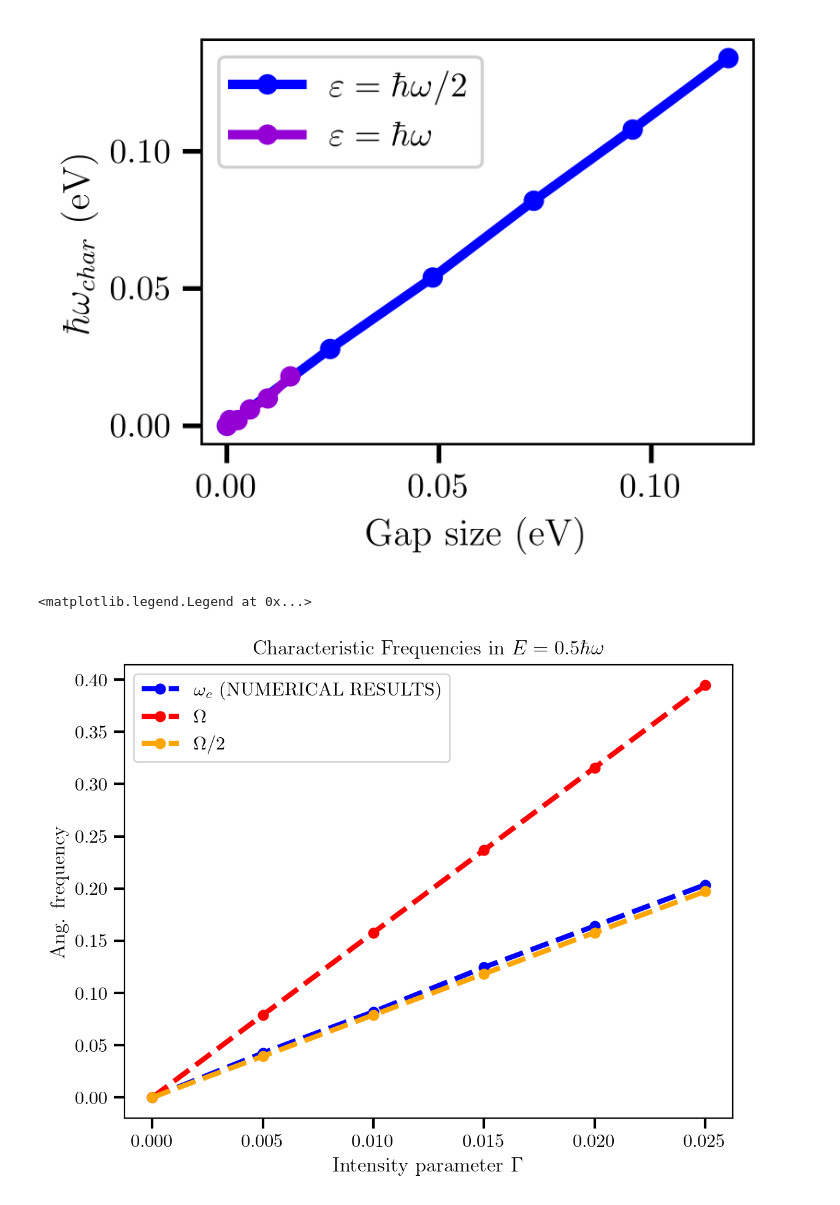
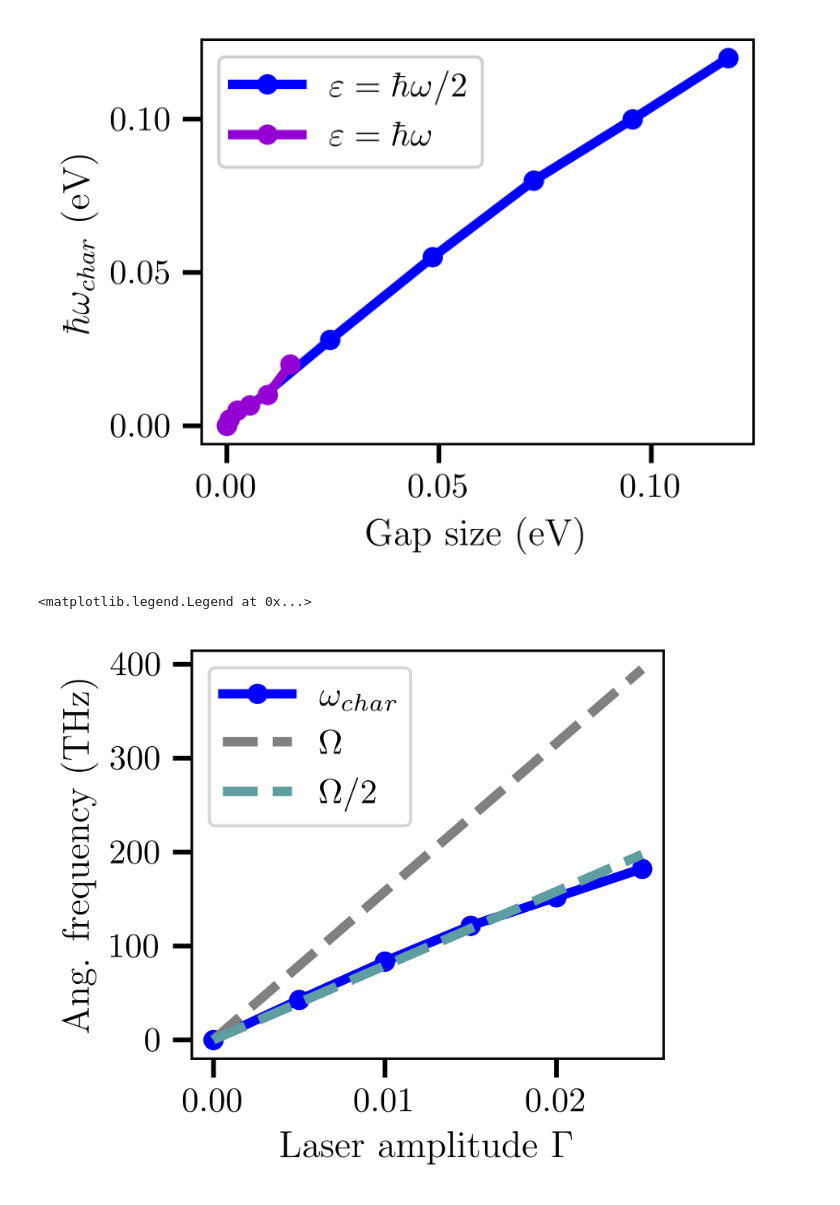
Before and after one commit to Erneh/Neq_TFM, a Jupyter notebook: result_analysis/graphs_freqs.ipynb, the cells around one changed output. Cells and saved outputs as stored; diff of their text form; code cells hidden in the pictures.

```diff
--- a/result_analysis/graphs_freqs.ipynb
+++ b/result_analysis/graphs_freqs.ipynb
@@ -240,22 +225,24 @@ fig.savefig('Graphs/neq_freqs.pdf')
 #%% Fitting to see if a relation is even possible
 # Importing the results from Floquet
 n_rep = 4
-gamma_fl = np.load(f'band_gaps/{modifier_id}_real/hw={E}_nrep={n_rep}/gamma_fl.npy')
-gap0_fl = np.load(f'band_gaps/{modifier_id}_real/hw={E}_nrep={n_rep}/gap0.npy')
-gap1_fl = np.load(f'band_gaps/{modifier_id}_real/hw={E}_nrep={n_rep}/gap1.npy')
-gap2_fl = np.load(f'band_gaps/{modifier_id}_real/hw={E}_nrep={n_rep}/gap2.npy')
+gamma_fl_og = np.load(f'band_gaps/{res['modifier_id']}_real/hw={E}_nrep={n_rep}/gamma_fl.npy')
+gap0_fl_og = np.load(f'band_gaps/{res['modifier_id']}_real/hw={E}_nrep={n_rep}/gap0.npy')
+gap1_fl_og = np.load(f'band_gaps/{res['modifier_id']}_real/hw={E}_nrep={n_rep}/gap1.npy')
+gap2_fl_og = np.load(f'band_gaps/{res['modifier_id']}_real/hw={E}_nrep={n_rep}/gap2.npy')
 
+
+char_freq = res1['char_freq']
 # Seeing which indexes are used in the other results
 used_inds = []
-for (i, g_fl) in enumerate(gamma_fl):
+for (i, g_fl) in enumerate(gamma_fl_og):
     if g_fl in gamma_list:
         used_inds.append(i)
 
 # Applying the results
-gamma_fl = gamma_fl[used_inds]
-gap0_fl = gap0_fl[used_inds]
-gap1_fl = gap1_fl[used_inds]
-gap2_fl = gap2_fl[used_inds]
+gamma_fl = gamma_fl_og[used_inds]
+gap0_fl = gap0_fl_og[used_inds]
+gap1_fl = gap1_fl_og[used_inds]
+gap2_fl = gap2_fl_og[used_inds]
 
 # Fitting of the curve
 from scipy.stats import linregress
@@ -296,40 +283,38 @@ fig.savefig('Graphs/neq_comparison.pdf')
 # 2. Creamos la segunda leyenda (Regresiones)
 #ax.legend(handles=[reg1, reg2], loc='lower right')
 # %% [output]
-[figure, old version]
+[figure, new version]
 # %%
 #%% Trying Rabi stuff to see if theoretical results make sense using gap
+
+
 t = -2.7
 Phi0 = 2*np.pi*hbar
 if modifier_id == 'circln':
     w1 = np.sqrt(3)*t*gamma_list*np.pi/hbar/2**0.5
-
 else:
      w1 = np.sqrt(3)*t*gamma_list*np.pi/hbar
 #w1 = 2*vf*A0/hbar
 
 
 rep = 1
-delta_w = (1-rep)*w
+delta_w = (1-rep)*res1['w']
 #delta_w = w_laser - gap1_fl/jcl.hbar_fs
 rabi_freq = np.sqrt(delta_w**2 + w1**2)
 #rabi_freq = 2*vf*A0/jcl.hbar_fs*np.sqrt(1+E**2/(vf**2*A0**2))
 
 
 
-fig, ax = plt.subplots(dpi=200)
-ax.plot(gamma_list, char_freq[:,3], ls='--', c=color_list[3], marker='.',
-        label=f'$\\omega_c$ (NUMERICAL RESULTS)')
-ax.plot(gamma_list, rabi_freq, ls='--', c='red', marker='.',
-        label=f'$\\Omega$')
-ax.plot(gamma_list, rabi_freq/2, ls='--', c='orange', marker='.',
-        label=f'$\\Omega/2$')
-ax.set_title('Characteristic Frequencies in $E=0.5\\hbar\\omega$')
-ax.set_xlabel('Intensity parameter $\\Gamma$')
-ax.set_ylabel('Ang. frequency')
+fig, ax = plt.subplots(dpi=800, figsize=(7/2.54, 6/2.54), layout='constrained')
+ax.plot(gamma_list, char_freq[:,3]*1000, ls='-', c=color_list[3], marker='.', label='$\\omega_{char}$')
+ax.plot(gamma_list, rabi_freq*1000, ls='--', c='grey', label=f'$\\Omega$')
+ax.plot(gamma_list, rabi_freq/2*1000, ls='--', c='cadetblue', label=f'$\\Omega/2$')
+#ax.set_title('Characteristic Frequencies in $E=0.5\\hbar\\omega$')
+ax.set_xlabel('Laser amplitude $\\Gamma$')
+ax.set_ylabel('Ang. frequency (THz)')
 ax.legend()
 
 #np.save('Out/char_freqs.npy', char_freq[:,3])
 # %% [output]
 <matplotlib.legend.Legend at 0x...>
-[figure, old version]
+[figure, new version]
```
Also changed, not shown: parts of 6 cells of this notebook, 2 other files.
